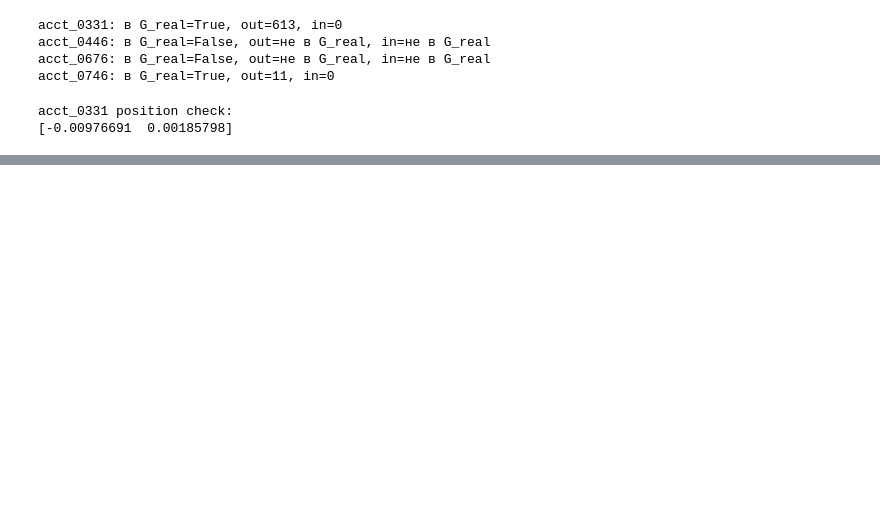
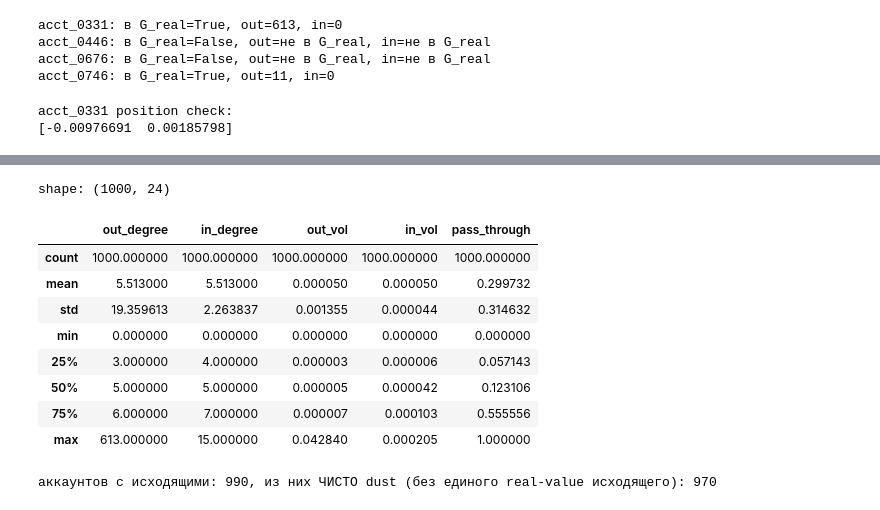
Before and after one commit to Grimb000/account-graph-analysis, a Jupyter notebook: notebook.ipynb, the cells around one changed output, grey strips where cells are left out. Saved outputs shown, nothing was run; the diff lists cells and outputs as text; code cells hidden in the pictures; blank space fills up the shorter version.

```diff
--- a/notebook.ipynb
+++ b/notebook.ipynb
@@ -298,0 +466,5 @@ acct_0331 position check:
+# %%
+top_jacc = sorted(jacc_pairs, key=lambda x: -x[2])[:15]
+for a, b, j in top_jacc:
+    sa, sb = out_neighbors[a], out_neighbors[b]
+    print(f"{a} vs {b}: jaccard={j:.3f}, |A|={len(sa)}, |B|={len(sb)}, intersect={len(sa & sb)}")
@@ -298,0 +519,57 @@ acct_0331 position check:
+# %%
+df["hour"] = df["timestamp"].dt.hour
+all_accounts = sorted(set(df["from"]) | set(df["to"]))
+
+hour_rows = []
+for acc in all_accounts:
+    hrs = pd.concat([df.loc[df["from"] == acc, "hour"], df.loc[df["to"] == acc, "hour"]])
+    hist = hrs.value_counts().reindex(range(24), fill_value=0)
+    total = hist.sum()
+    hour_rows.append(hist / total if total > 0 else hist)
+
+hour_matrix = pd.DataFrame(hour_rows, index=all_accounts).values
+print("shape:", hour_matrix.shape)
+# %% [output]
+shape: (1000, 24)
+# %%
+out_deg = dict(G_full.out_degree())
+in_deg = dict(G_full.in_degree())
+
+out_vol = df.groupby("from")["amount"].sum().reindex(all_accounts, fill_value=0)
+in_vol = df.groupby("to")["amount"].sum().reindex(all_accounts, fill_value=0)
+
+pass_through = []
+for acc in all_accounts:
+    i, o = in_vol[acc], out_vol[acc]
+    pass_through.append(min(i, o) / max(i, o) if i > 0 and o > 0 else 0.0)
+
+feat_df = pd.DataFrame({
+    "account": all_accounts,
+    "out_degree": [out_deg.get(a, 0) for a in all_accounts],
+    "in_degree": [in_deg.get(a, 0) for a in all_accounts],
+    "out_vol": out_vol.values,
+    "in_vol": in_vol.values,
+    "pass_through": pass_through,
+})
+feat_df.describe()
+# %% [output]
+|  | out_degree | in_degree | out_vol | in_vol | pass_through |
+| count | 1000.000000 | 1000.000000 | 1000.000000 | 1000.000000 | 1000.000000 |
+| mean | 5.513000 | 5.513000 | 0.000050 | 0.000050 | 0.299732 |
+| std | 19.359613 | 2.263837 | 0.001355 | 0.000044 | 0.314632 |
+| min | 0.000000 | 0.000000 | 0.000000 | 0.000000 | 0.000000 |
+| 25% | 3.000000 | 4.000000 | 0.000003 | 0.000006 | 0.057143 |
+| 50% | 5.000000 | 5.000000 | 0.000005 | 0.000042 | 0.123106 |
+| 75% | 6.000000 | 7.000000 | 0.000007 | 0.000103 | 0.555556 |
+| max | 613.000000 | 15.000000 | 0.042840 | 0.000205 | 1.000000 |
+# %%
+dust_amount = df["amount"].min()
+real_df = df[df["amount"] > dust_amount]
+
+out_vol_full = df.groupby("from")["amount"].sum().reindex(all_accounts, fill_value=0)
+out_vol_real = real_df.groupby("from")["amount"].sum().reindex(all_accounts, fill_value=0)
+
+only_dust_out = ((out_vol_full > 0) & (out_vol_real == 0)).sum()
+print(f"аккаунтов с исходящими: {(out_vol_full>0).sum()}, из них ЧИСТО dust (без единого real-value исходящего): {only_dust_out}")
+# %% [output]
+аккаунтов с исходящими: 990, из них ЧИСТО dust (без единого real-value исходящего): 970
```
Also changed, not shown: parts of 33 cells of this notebook.
